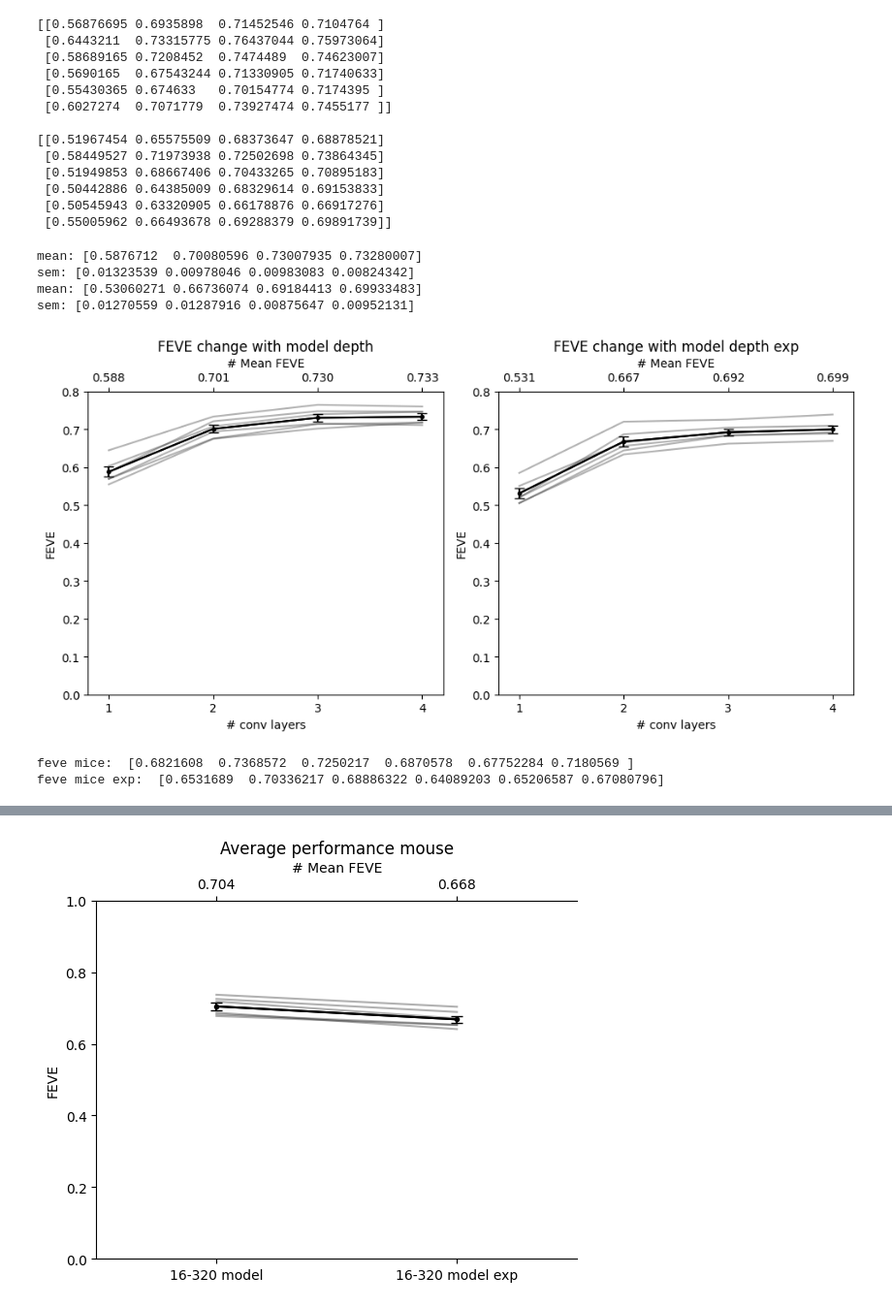
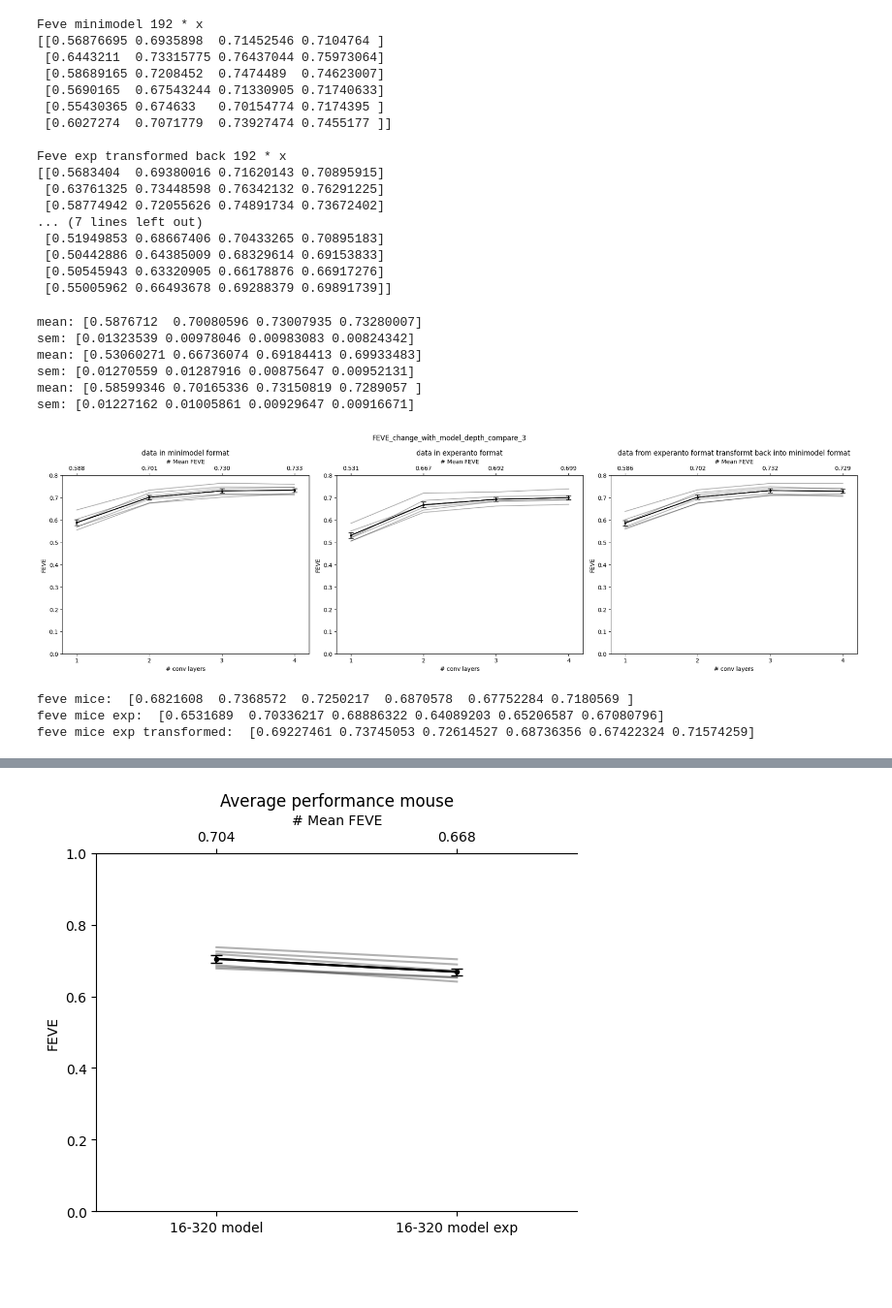
Before and after one commit to NAMAR4/minimodel, a Jupyter notebook: internship/comparisson_to_exp_plotting.ipynb, the cells around one changed output, grey strips where cells are left out. Shown at 97% size. Cells and saved outputs as stored; diff of their text form; code cells hidden in the pictures; blank space fills up the shorter version.

```diff
--- a/internship/comparisson_to_exp_plotting.ipynb
+++ b/internship/comparisson_to_exp_plotting.ipynb
@@ -7,6 +7,7 @@ from minimodel import data, metrics, model_builder, model_trainer
 
 results_path_192 = './results_192-x'
 results_path_192_exp = './results_192-x_exp'
+results_path_192_exp_transformed_back = './results_192-x_exp_test'
 
 output_path = './outputs'
 # %%
@@ -23,10 +24,17 @@ def get_feve_list(results_path):
 # %%
 feve_mice = get_feve_list(results_path_192)
 feve_mice_exp = get_feve_list(results_path_192_exp)
+feve_mice_exp_transformed_back = get_feve_list(results_path_192_exp_transformed_back)
+print("Feve minimodel 192 * x")
 print(feve_mice)
 print()
+print("Feve exp transformed back 192 * x")
+print(feve_mice_exp_transformed_back)
+print()
+print("Feve exp 192 * x")
 print(feve_mice_exp)
 # %% [output]
+Feve minimodel 192 * x
 [[0.56876695 0.6935898  0.71452546 0.7104764 ]
  [0.6443211  0.73315775 0.76437044 0.75973064]
  [0.58689165 0.7208452  0.7474489  0.74623007]
@@ -34,8 +42,11 @@ print(feve_mice_exp)
  [0.55430365 0.674633   0.70154774 0.7174395 ]
  [0.6027274  0.7071779  0.73927474 0.7455177 ]]
 
-[[0.51967454 0.65575509 0.68373647 0.68878521]
- [0.58449527 0.71973938 0.72502698 0.73864345]
+Feve exp transformed back 192 * x
+[[0.5683404  0.69380016 0.71620143 0.70895915]
+ [0.63761325 0.73448598 0.76342132 0.76291225]
+ [0.58774942 0.72055626 0.74891734 0.73672402]
+... (7 lines left out)
  [0.51949853 0.68667406 0.70433265 0.70895183]
  [0.50442886 0.64385009 0.68329614 0.69153833]
  [0.50545943 0.63320905 0.66178876 0.66917276]
@@ -70,22 +81,27 @@ def plot_feve_vs_depth(ax, feve_mice, title="FEVE change with model depth"):
     ax_top.set_xticklabels([f"{m:.3f}" for m in mean])
     ax_top.set_xlabel("# Mean FEVE")
 # %%
-fig, axis = plt.subplots(1,2, figsize=(10,5))
+fig, axis = plt.subplots(1,3, figsize=(20,6))
 
-plot_feve_vs_depth(axis[0], feve_mice)
-plot_feve_vs_depth(axis[1], feve_mice_exp, title= "FEVE change with model depth exp")
+plot_feve_vs_depth(axis[0], feve_mice, title= "data in minimodel format")
+plot_feve_vs_depth(axis[1], feve_mice_exp, title= "data in experanto format")
+plot_feve_vs_depth(axis[2], feve_mice_exp_transformed_back, title= "data from experanto format transformt back into minimodel format")
+
+title = "FEVE_change_with_model_depth_compare_3"
+fig.suptitle(title)
 plt.tight_layout()
-
-output_file_path = os.path.join(output_path, "FEVE_change_with_model_depth_compare")
+output_file_path = os.path.join(output_path, title)
 plt.savefig(output_file_path)
 
 plt.show()
 # %% [output]
 mean: [0.5876712  0.70080596 0.73007935 0.73280007]
 sem: [0.01323539 0.00978046 0.00983083 0.00824342]
 mean: [0.53060271 0.66736074 0.69184413 0.69933483]
 sem: [0.01270559 0.01287916 0.00875647 0.00952131]
+mean: [0.58599346 0.70165336 0.73150819 0.7289057 ]
+sem: [0.01227162 0.01005861 0.00929647 0.00916671]
-[figure, old version]
+[figure, new version]
 # %%
 def get_feve_list_2(results_path):
     feve_mice = []
@@ -103,10 +119,14 @@ def get_feve_list_2(results_path):
 # %%
 results_path_16_320 = './results_16-320'
 results_path_16_320_exp = './results_16-320_exp'
+results_path_16_320_exp_transformed_back = './results_16-320_exp_test'
 feve_mice = get_feve_list_2(results_path_16_320)
 feve_mice_exp = get_feve_list_2(results_path_16_320_exp)
+feve_mice_exp_transformed_back = get_feve_list_2(results_path_16_320_exp_transformed_back)
+
 print("feve mice: ", feve_mice)
 print("feve mice exp: ",feve_mice_exp)
+print("feve mice exp transformed: ",feve_mice_exp_transformed_back)
 
 mean_feve = np.mean(feve_mice)
 mean_feve_exp = np.mean(feve_mice_exp)
@@ -115,3 +135,4 @@ sem_feve_exp = np.std(feve_mice_exp, axis=0, ddof=1) / np.sqrt(feve_mice_exp.sha
 # %% [output]
 feve mice:  [0.6821608  0.7368572  0.7250217  0.6870578  0.67752284 0.7180569 ]
 feve mice exp:  [0.6531689  0.70336217 0.68886322 0.64089203 0.65206587 0.67080796]
+feve mice exp transformed:  [0.69227461 0.73745053 0.72614527 0.68736356 0.67422324 0.71574259]
```
Also changed, not shown: parts of 2 cells of this notebook, 6 other files.
